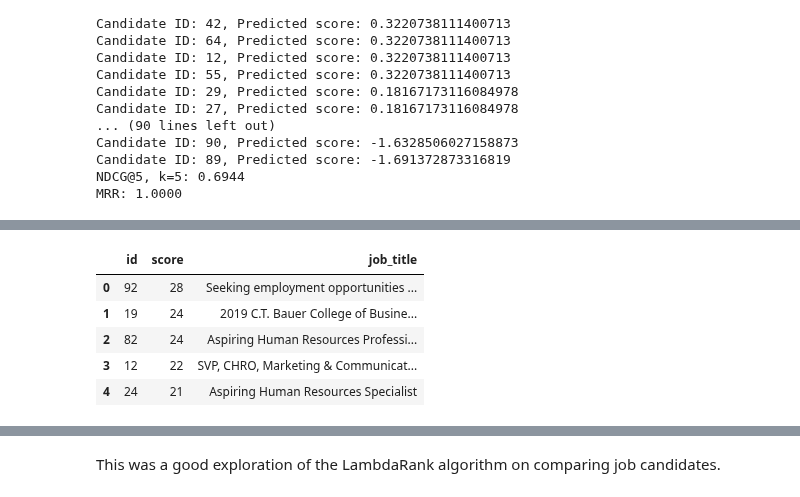
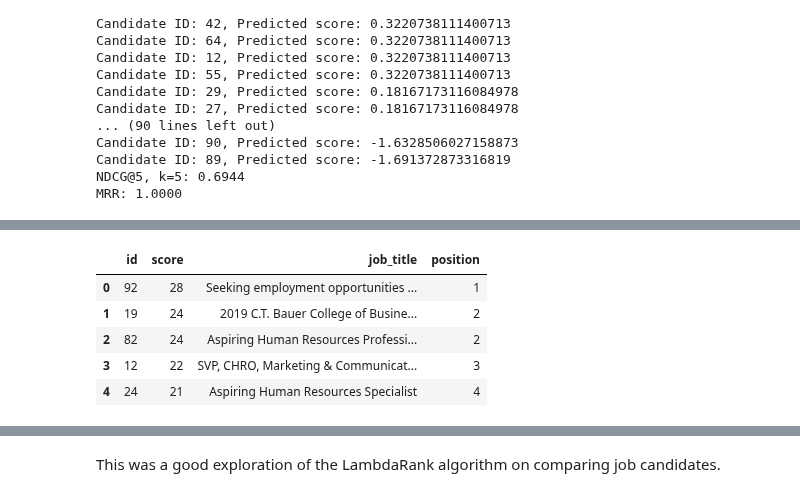
Before and after one commit to sralter/potential_talents, a Jupyter notebook: potential_talents_pt2_ltr.ipynb, the cells around one changed output, grey strips where cells are left out. Cells and saved outputs as stored; diff of their text form; code cells hidden in the pictures.

```diff
--- a/potential_talents_pt2_ltr.ipynb
+++ b/potential_talents_pt2_ltr.ipynb
@@ -1206,10 +1340,11 @@ lambdarank_df.head()
 # %%
 # ranknet's scores
+final_ranking_merged['position'] = final_ranking_merged['score'].rank(method='dense',ascending=False).astype(int)
 final_ranking_merged.head()
 # %% [output]
-|  | id | score | job_title |
-| 0 | 92 | 28 | Seeking employment opportunities ... |
-| 1 | 19 | 24 | 2019 C.T. Bauer College of Busine... |
-| 2 | 82 | 24 | Aspiring Human Resources Professi... |
-| 3 | 12 | 22 | SVP, CHRO, Marketing & Communicat... |
-| 4 | 24 | 21 | Aspiring Human Resources Specialist |
+|  | id | score | job_title | position |
+| 0 | 92 | 28 | Seeking employment opportunities ... | 1 |
+| 1 | 19 | 24 | 2019 C.T. Bauer College of Busine... | 2 |
+| 2 | 82 | 24 | Aspiring Human Resources Professi... | 2 |
+| 3 | 12 | 22 | SVP, CHRO, Marketing & Communicat... | 3 |
+| 4 | 24 | 21 | Aspiring Human Resources Specialist | 4 |
```
Also changed, not shown: parts of 9 cells of this notebook, 2 other files.
